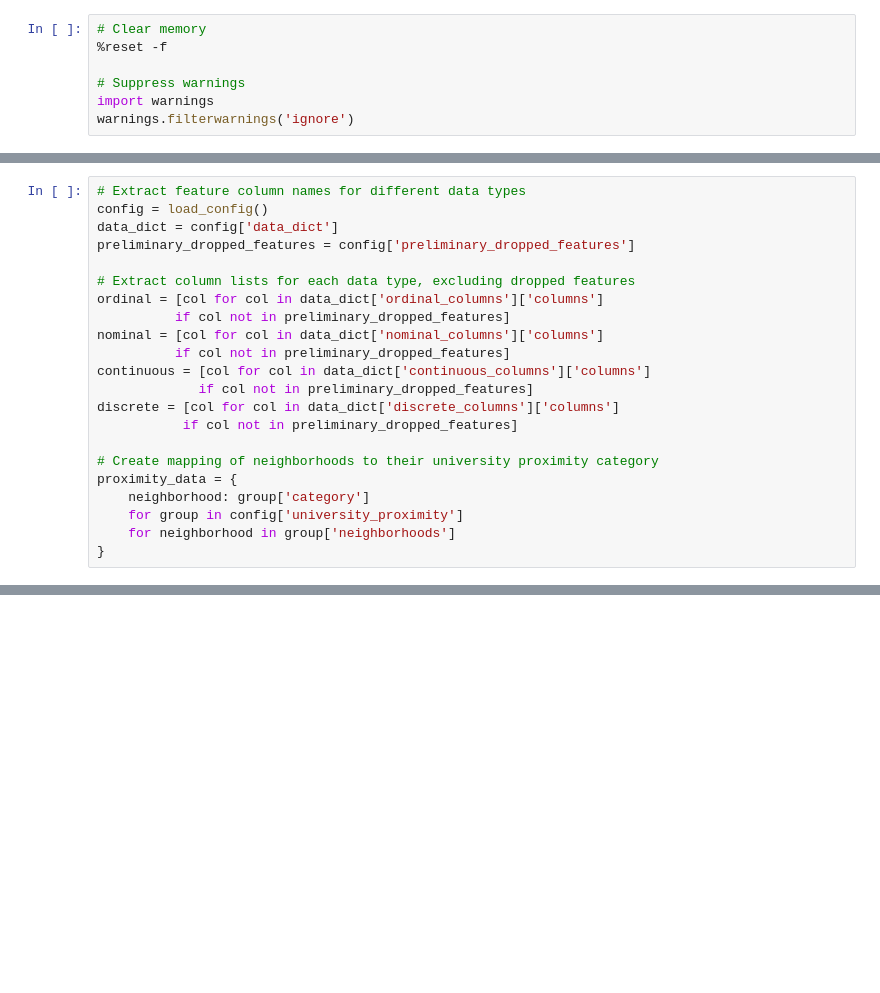
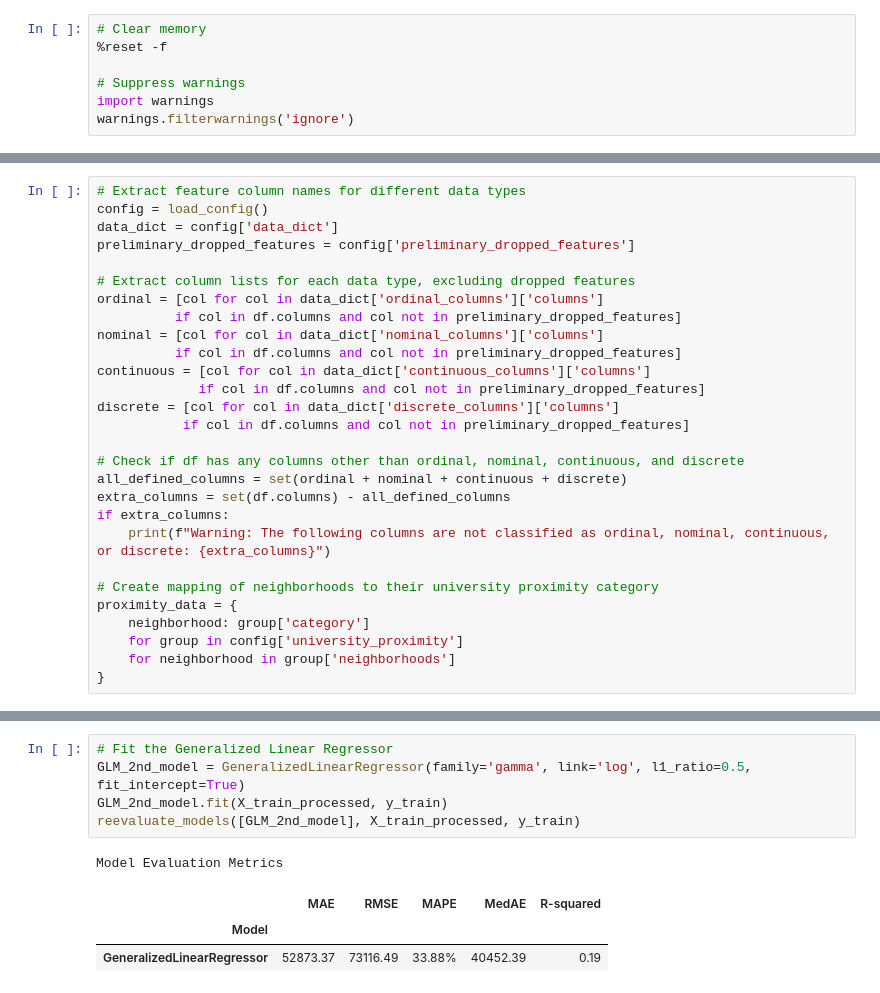
Before and after one commit to congminh-nguyen/ames_project, a Jupyter notebook: notebooks/model.ipynb, the cells around one changed output, grey strips where cells are left out. Saved outputs shown, nothing was run; the diff lists cells and outputs as text; blank space fills up the shorter version.

```diff
--- a/notebooks/model.ipynb
+++ b/notebooks/model.ipynb
@@ -77,13 +92,19 @@ preliminary_dropped_features = config['preliminary_dropped_features']
 
 # Extract column lists for each data type, excluding dropped features
 ordinal = [col for col in data_dict['ordinal_columns']['columns']
-          if col not in preliminary_dropped_features]
+          if col in df.columns and col not in preliminary_dropped_features]
 nominal = [col for col in data_dict['nominal_columns']['columns']
-          if col not in preliminary_dropped_features]
+          if col in df.columns and col not in preliminary_dropped_features]
 continuous = [col for col in data_dict['continuous_columns']['columns']
-             if col not in preliminary_dropped_features]
+             if col in df.columns and col not in preliminary_dropped_features]
 discrete = [col for col in data_dict['discrete_columns']['columns']
-           if col not in preliminary_dropped_features]
+           if col in df.columns and col not in preliminary_dropped_features]
+
+# Check if df has any columns other than ordinal, nominal, continuous, and discrete
+all_defined_columns = set(ordinal + nominal + continuous + discrete)
+extra_columns = set(df.columns) - all_defined_columns
+if extra_columns:
+    print(f"Warning: The following columns are not classified as ordinal, nominal, continuous, or discrete: {extra_columns}")
 
 # Create mapping of neighborhoods to their university proximity category
 proximity_data = {
@@ -207,0 +297,10 @@ GeneralizedLinearRegressor(family='gamma', link='log')
+# %%
+# Fit the Generalized Linear Regressor
+GLM_2nd_model = GeneralizedLinearRegressor(family='gamma', link='log', l1_ratio=0.5, fit_intercept=True)
+GLM_2nd_model.fit(X_train_processed, y_train)
+reevaluate_models([GLM_2nd_model], X_train_processed, y_train)
+# %% [output]
+Model Evaluation Metrics
+|  | MAE | RMSE | MAPE | MedAE | R-squared |
+| Model |  |  |  |  |  |
+| GeneralizedLinearRegressor | 52873.37 | 73116.49 | 33.88% | 40452.39 | 0.19 |
```
Also changed, not shown: parts of 16 cells of this notebook, 18 other files.
